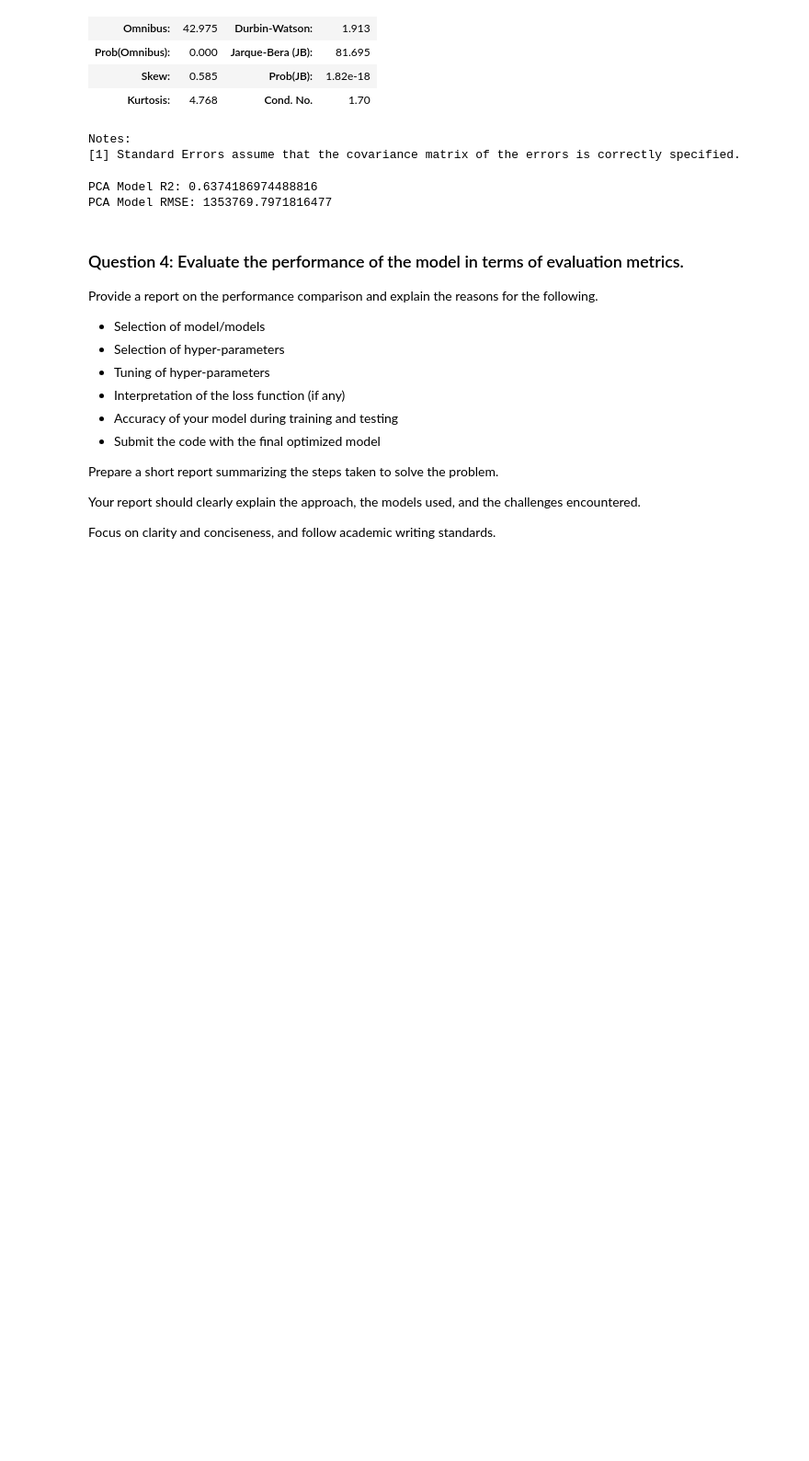
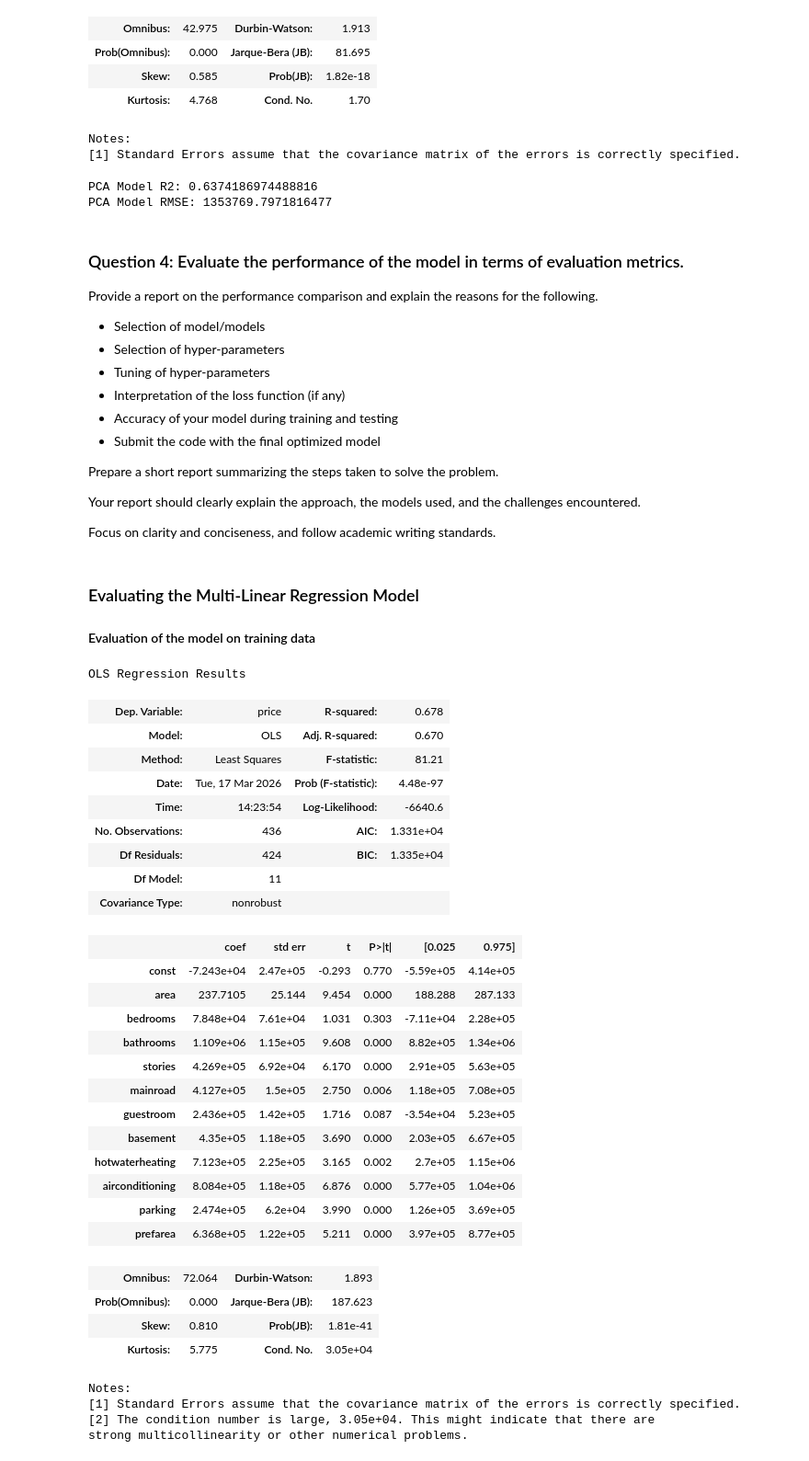
Before and after one commit to Matthew-Riddell/Machine-Learning-CA2.1, a Jupyter notebook: Matthew-Riddell_Machine-Learning_CA2.1.ipynb, the cells around one changed output. Shown at 92% size. Saved outputs shown, nothing was run; the diff lists cells and outputs as text; code cells hidden in the pictures; blank space fills up the shorter version.

```diff
--- a/Matthew-Riddell_Machine-Learning_CA2.1.ipynb
+++ b/Matthew-Riddell_Machine-Learning_CA2.1.ipynb
@@ -506,3 +505,40 @@ report should clearly explain the approach, the models used, and the challenges
 encountered.
 
 Focus on clarity and conciseness, and follow academic writing standards.
+# %% [markdown]
+### Evaluating the Multi-Linear Regression Model
+#### Evaluation of the model on training data
+# %%
+model_lr.summary()
+# %% [output]
+OLS Regression Results
+| Dep. Variable: | price | R-squared: | 0.678 |
+| Model: | OLS | Adj. R-squared: | 0.670 |
+| Method: | Least Squares | F-statistic: | 81.21 |
+| Date: | Tue, 17 Mar 2026 | Prob (F-statistic): | 4.48e-97 |
+| Time: | 14:23:54 | Log-Likelihood: | -6640.6 |
+| No. Observations: | 436 | AIC: | 1.331e+04 |
+| Df Residuals: | 424 | BIC: | 1.335e+04 |
+| Df Model: | 11 |  |  |
+| Covariance Type: | nonrobust |  |  |
+|  | coef | std err | t | P>|t| | [0.025 | 0.975] |
+| const | -7.243e+04 | 2.47e+05 | -0.293 | 0.770 | -5.59e+05 | 4.14e+05 |
+| area | 237.7105 | 25.144 | 9.454 | 0.000 | 188.288 | 287.133 |
+| bedrooms | 7.848e+04 | 7.61e+04 | 1.031 | 0.303 | -7.11e+04 | 2.28e+05 |
+| bathrooms | 1.109e+06 | 1.15e+05 | 9.608 | 0.000 | 8.82e+05 | 1.34e+06 |
+| stories | 4.269e+05 | 6.92e+04 | 6.170 | 0.000 | 2.91e+05 | 5.63e+05 |
+| mainroad | 4.127e+05 | 1.5e+05 | 2.750 | 0.006 | 1.18e+05 | 7.08e+05 |
+| guestroom | 2.436e+05 | 1.42e+05 | 1.716 | 0.087 | -3.54e+04 | 5.23e+05 |
+| basement | 4.35e+05 | 1.18e+05 | 3.690 | 0.000 | 2.03e+05 | 6.67e+05 |
+| hotwaterheating | 7.123e+05 | 2.25e+05 | 3.165 | 0.002 | 2.7e+05 | 1.15e+06 |
+| airconditioning | 8.084e+05 | 1.18e+05 | 6.876 | 0.000 | 5.77e+05 | 1.04e+06 |
+| parking | 2.474e+05 | 6.2e+04 | 3.990 | 0.000 | 1.26e+05 | 3.69e+05 |
+| prefarea | 6.368e+05 | 1.22e+05 | 5.211 | 0.000 | 3.97e+05 | 8.77e+05 |
+| Omnibus: | 72.064 | Durbin-Watson: | 1.893 |
+| Prob(Omnibus): | 0.000 | Jarque-Bera (JB): | 187.623 |
+| Skew: | 0.810 | Prob(JB): | 1.81e-41 |
+| Kurtosis: | 5.775 | Cond. No. | 3.05e+04 |
+Notes:
+[1] Standard Errors assume that the covariance matrix of the errors is correctly specified.
+[2] The condition number is large, 3.05e+04. This might indicate that there are
+strong multicollinearity or other numerical problems.
```
Also changed, not shown: parts of 14 cells of this notebook.
